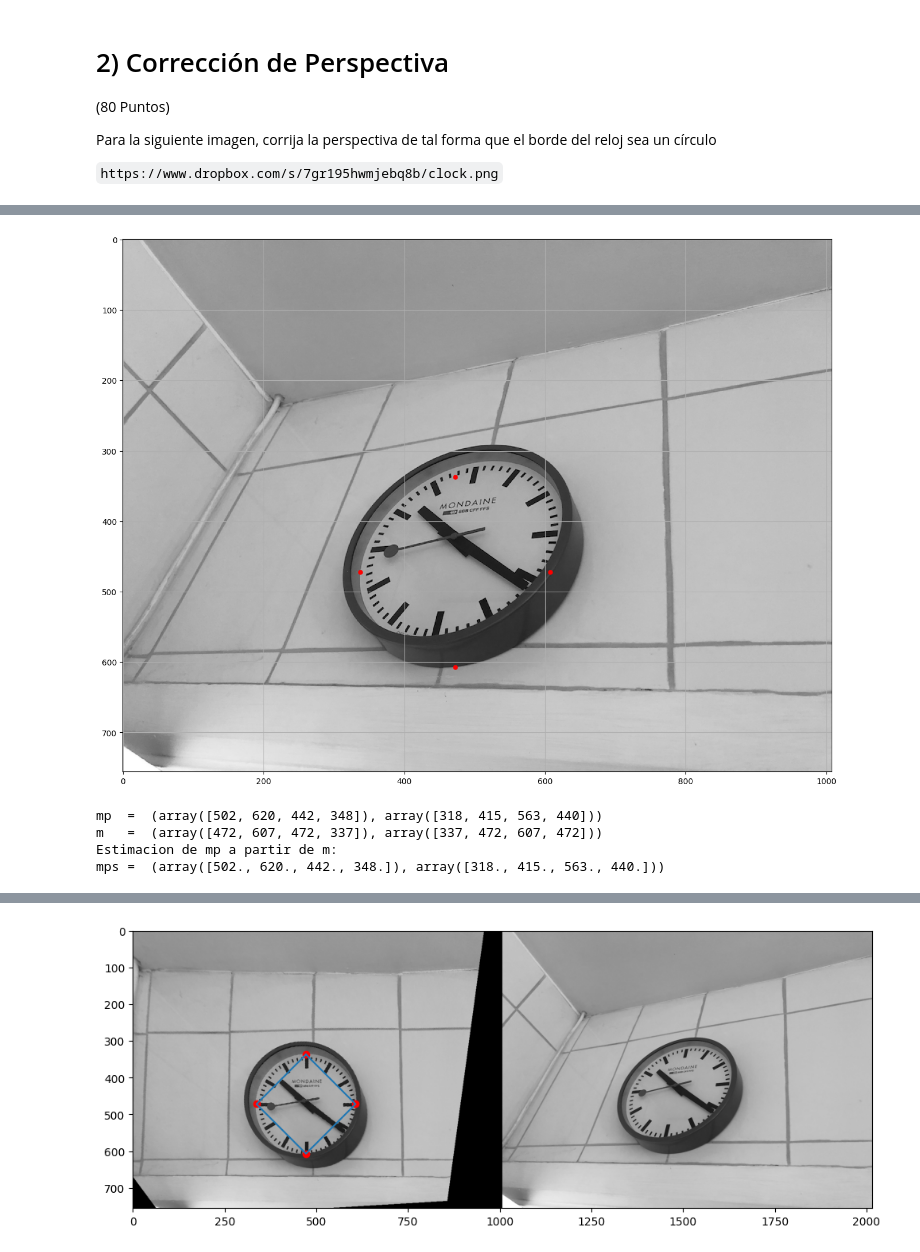
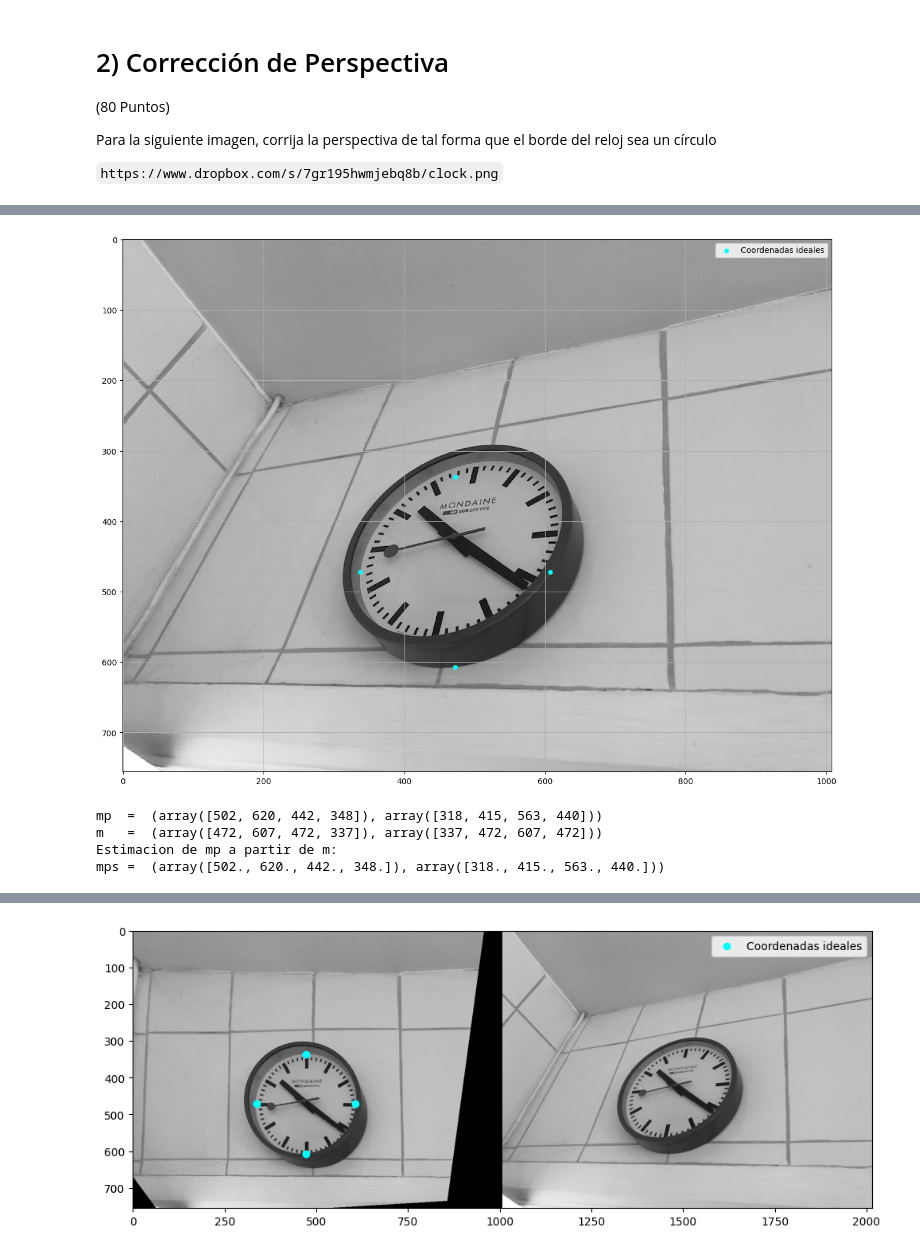
Before and after one commit to G2JL/Computer_Vision, a Jupyter notebook: A02_1902172.ipynb, the cells around one changed output, grey strips where cells are left out. Cells and saved outputs as stored; diff of their text form; code cells hidden in the pictures.

```diff
--- a/A02_1902172.ipynb
+++ b/A02_1902172.ipynb
@@ -84,13 +84,10 @@ size =  (756, 1008)
 xp = np.array([502,620,442,348])  # buscadas manualmente
 yp = np.array([318,415,563,440])  # buscadas manualmente
 
-i = np.array([0,1,2,3,0])
 # muestre la imagen con los puntos indicados por los arreglos xp y yp
 plt.figure(figsize=(18,12))
 plt.imshow(Clock_img,cmap='gray')
 
-plt.plot(xp[i],yp[i])
-
 plt.scatter(xp, yp, s=25,c='red')
 plt.grid(True)
 plt.show()
@@ -106,11 +103,12 @@ y = np.array([q-r,q,q+r,q])
 plt.figure(figsize=(18,12))
 plt.imshow(Clock_img,cmap='gray')
 #plt.plot(x, y,c='b')
-plt.scatter(x, y, s=25,c='r')
+plt.scatter(x, y, s=25,c='cyan',label="Coordenadas ideales")
 plt.grid(True)
+plt.legend()
 plt.show()
 # %% [output]
-[figure, old version]
+[figure, new version]
 # %%
 # Estimation of H: mp = H*m
 
@@ -184,11 +182,11 @@ Y = homography(Clock_img,Hinv)
 Z = np.concatenate((Y,Clock_img),axis=1)
 
 # Despliegue ambas imagenes
-print('Imagen izquierda: Reloj Circular       | Imagen derecha: Reloj Original')
+print('Imagen izquierda: Reloj Circular                                  |       Imagen derecha: Reloj Original')
 plt.figure(figsize=(12, 6))
+plt.imshow(Z,cmap='gray')
+plt.scatter(x,y,c='cyan', label="Coordenadas ideales")
 
-plt.imshow(Z,cmap='gray')
-plt.plot(x[i],y[i])
-plt.scatter(x,y,c='red')
+plt.legend()
 plt.show()
 # %% [output]
@@ -196 +194 @@ Imagen izquierda: Reloj Circular       | Imagen derecha: Reloj Original
-[figure, old version]
+[figure, new version]
```
Also changed, not shown: parts of 3 cells of this notebook.
